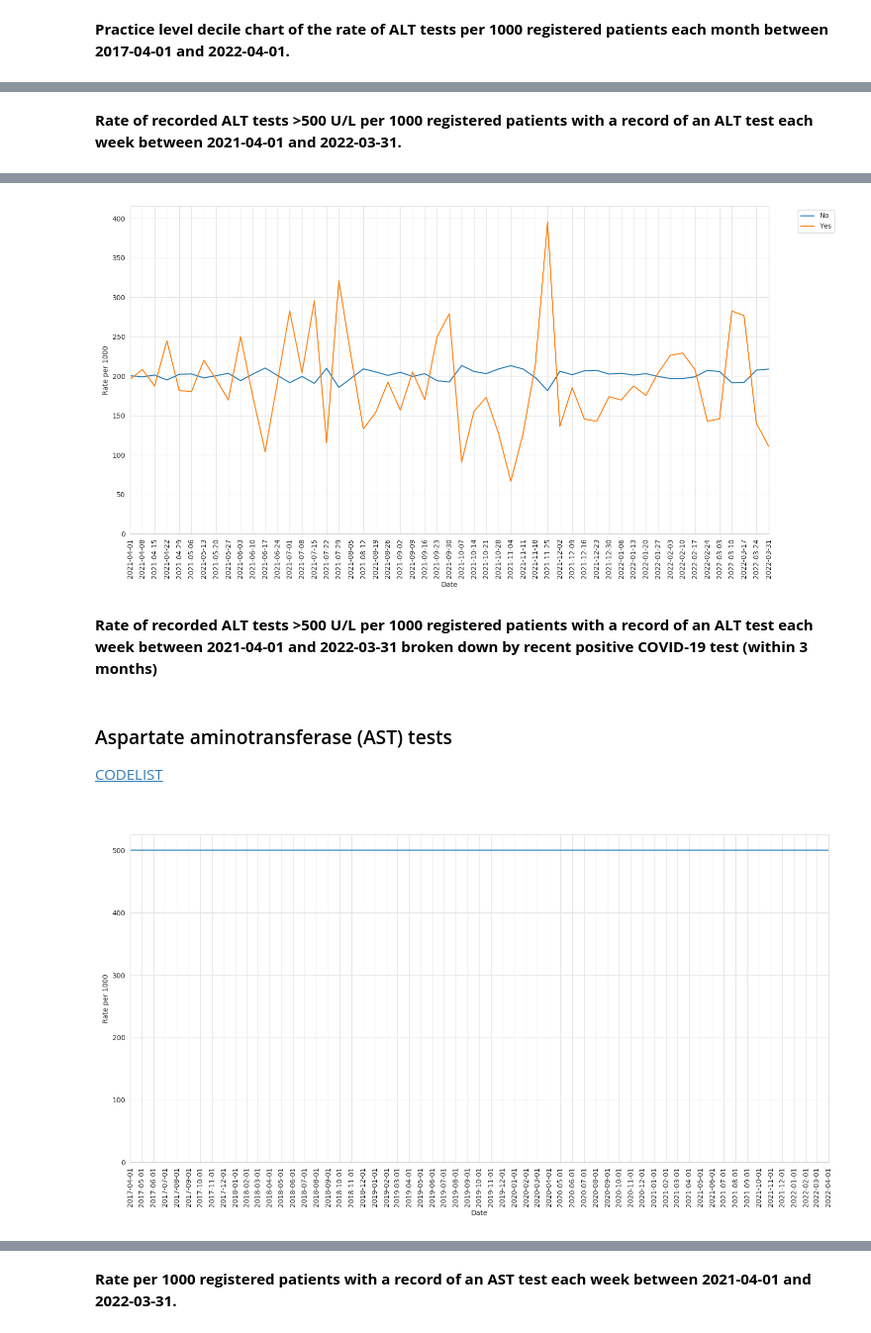
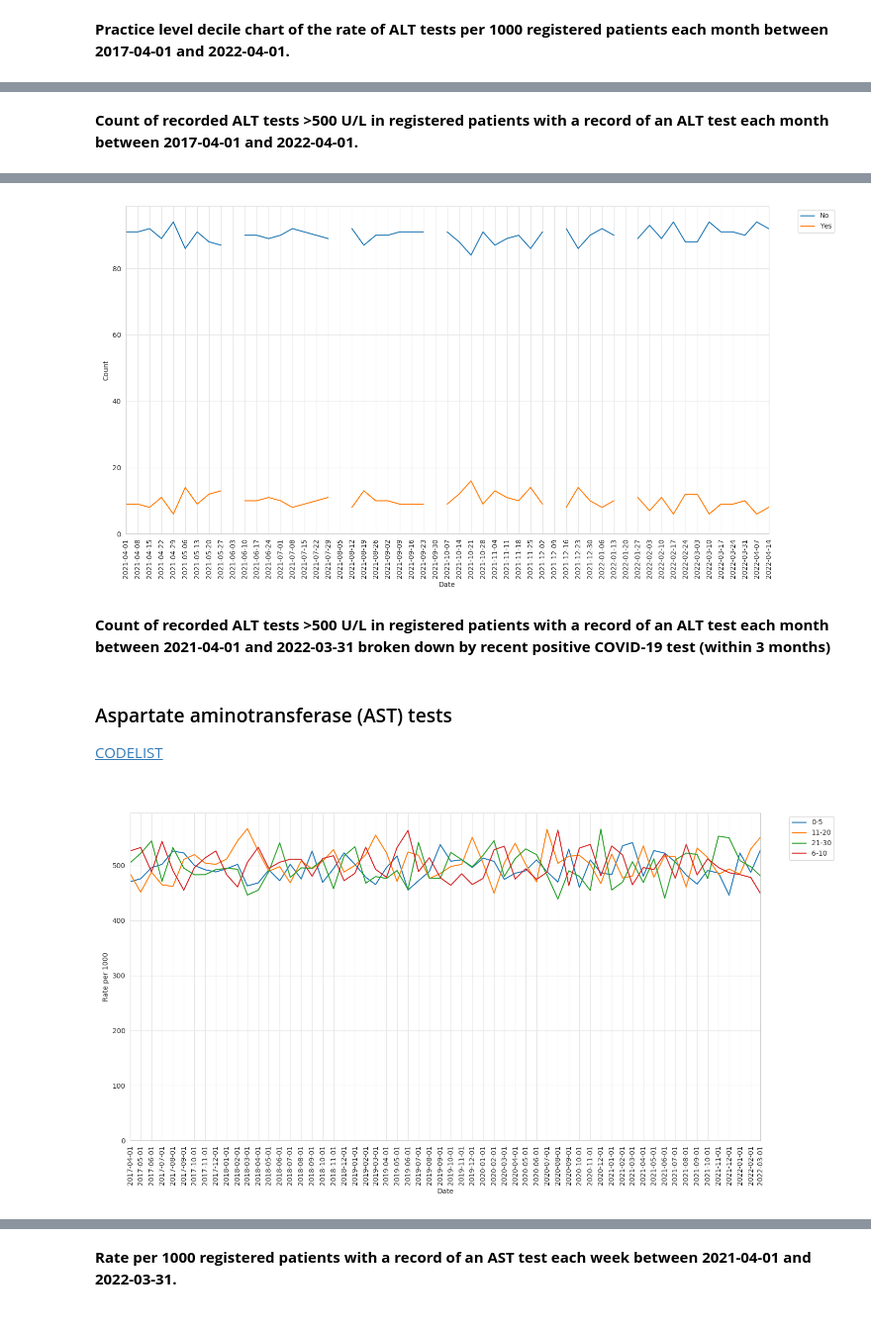
Before and after one commit to opensafely/hepatitis_in_children, a Jupyter notebook: analysis/report.ipynb, the cells around one changed output, grey strips where cells are left out. Shown at 99% size. Drawn from its saved outputs; the diff is of its cells as text; code cells hidden in the pictures.

```diff
--- a/analysis/report.ipynb
+++ b/analysis/report.ipynb
@@ -108,22 +105,22 @@ Image(filename="../output/weekly/plot_alt_oor.png")
 # %% [markdown]
-**Rate of recorded ALT tests >500 U/L per 1000 registered patients with a record of an ALT test each week between 2021-04-01 and 2022-03-31.**
+**Count of recorded ALT tests >500 U/L in registered patients with a record of an ALT test each month between 2017-04-01 and 2022-04-01.**
 # %% [markdown]
 <a id="alt_cov"></a>
 # %%
-Image(filename="../output/weekly/plot_alt_oor_recent_cov.png")
+Image(filename="../output/weekly/plot_alt_oor_recent_cov_count.png")
 # %% [output]
-[figure, old version]
+[figure, new version]
 # %% [markdown]
-**Rate of recorded ALT tests >500 U/L per 1000 registered patients with a record of an ALT test each week between 2021-04-01 and 2022-03-31 broken down by recent positive COVID-19 test (within 3 months)**
+**Count of recorded ALT tests >500 U/L in registered patients with a record of an ALT test each month between 2021-04-01 and 2022-03-31 broken down by recent positive COVID-19 test (within 3 months)**
 # %% [markdown]
 <a id="ast"></a>
 ### Aspartate aminotransferase (AST) tests
 
 [CODELIST](https://www.opencodelists.org/codelist/user/Louis/aspartate-aminotransferase/30cb0c08/#full-list)
 # %% [markdown]
-<a id="ast_rate"></a>
+<a id="ast_rate_age"></a>
 # %%
-Image(filename="../output/monthly/plot_ast.png")
+Image(filename="../output/monthly/plot_ast_age_band.png")
 # %% [output]
-[figure, old version]
+[figure, new version]
 # %% [markdown]
```
Also changed, not shown: parts of 31 cells of this notebook.
